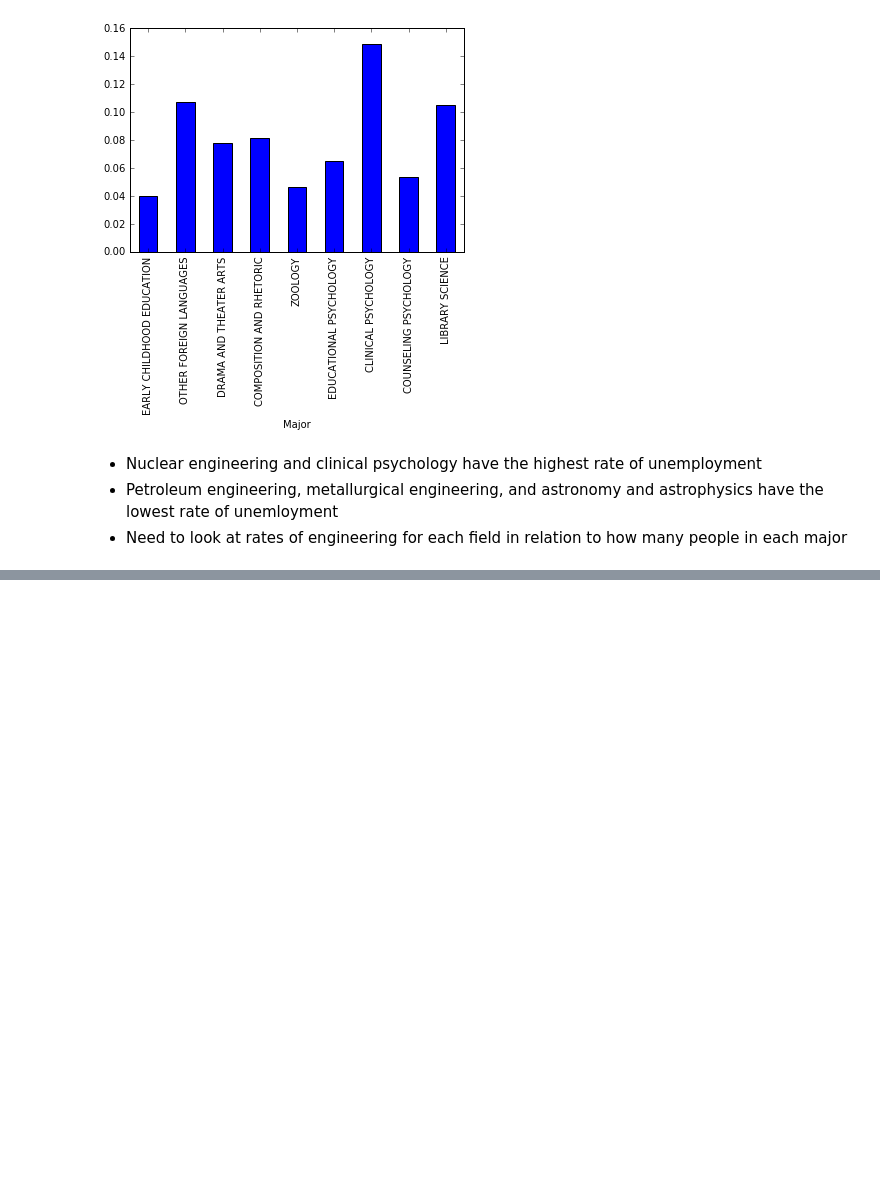
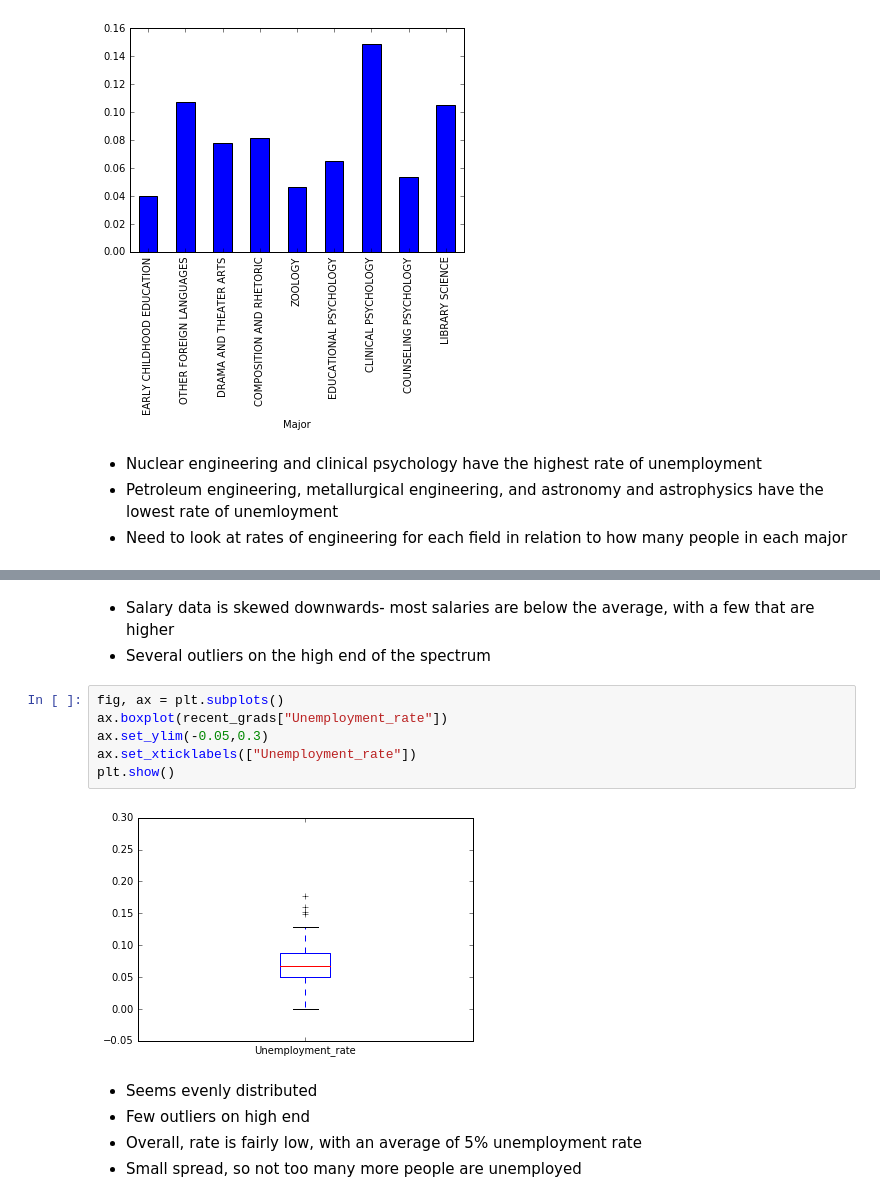
Before and after one commit to fcdiomede/Dataquest_Projects, a Jupyter notebook: Earnings_CollegeMajors_GP.ipynb, the cells around one changed output, grey strips where cells are left out. Saved outputs shown, nothing was run; the diff lists cells and outputs as text; blank space fills up the shorter version.

```diff
--- a/Earnings_CollegeMajors_GP.ipynb
+++ b/Earnings_CollegeMajors_GP.ipynb
@@ -218,0 +253,16 @@ recent_grads[163:].plot.bar(x="Major", y="Unemployment_rate", legend = False)
+# %% [markdown]
+ - Salary data is skewed downwards- most salaries are below the average, with a few that are higher
+ - Several outliers on the high end of the spectrum
+# %%
+fig, ax = plt.subplots()
+ax.boxplot(recent_grads["Unemployment_rate"])
+ax.set_ylim(-0.05,0.3)
+ax.set_xticklabels(["Unemployment_rate"])
+plt.show()
+# %% [output]
+[figure, added]
+# %% [markdown]
+ - Seems evenly distributed
+ - Few outliers on high end
+ - Overall, rate is fairly low, with an average of 5% unemployment rate
+ - Small spread, so not too many more people are unemployed
```
Also changed, not shown: parts of 7 cells of this notebook.
